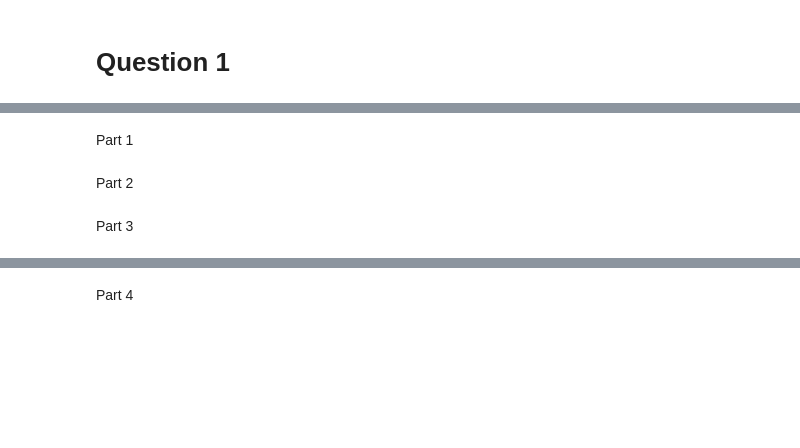
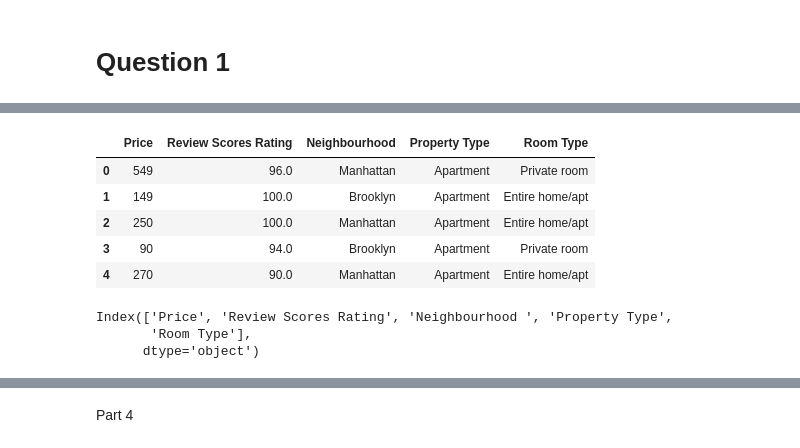
Before and after one commit to EllaThomasson/labs-ds3001, a Jupyter notebook: LinRegLab_EllaThomasson.ipynb, the cells around one changed output, grey strips where cells are left out. Drawn from its saved outputs; the diff is of its cells as text; code cells hidden in the pictures; blank space fills up the shorter version.

```diff
--- a/LinRegLab_EllaThomasson.ipynb
+++ b/LinRegLab_EllaThomasson.ipynb
@@ -49,7 +51 @@ Receiving objects: 100% (66/66), 2.64 MiB | 18.66 MiB/s, done.
 Resolving deltas: 100% (22/22), done.
-# %% [markdown]
-Part 1
-# %% [markdown]
-Part 2
-# %% [markdown]
-Part 3
@@ -55,0 +60,15 @@ Part 3
+# %%
+df.head(5)
+# %% [output]
+|  | Price | Review Scores Rating | Neighbourhood | Property Type | Room Type |
+| 0 | 549 | 96.0 | Manhattan | Apartment | Private room |
+| 1 | 149 | 100.0 | Brooklyn | Apartment | Entire home/apt |
+| 2 | 250 | 100.0 | Manhattan | Apartment | Entire home/apt |
+| 3 | 90 | 94.0 | Brooklyn | Apartment | Private room |
+| 4 | 270 | 90.0 | Manhattan | Apartment | Entire home/apt |
+# %%
+print(df.columns)
+# %% [output]
+Index(['Price', 'Review Scores Rating', 'Neighbourhood ', 'Property Type',
+       'Room Type'],
+      dtype='object')
```
Also changed, not shown: parts of 31 cells of this notebook.
